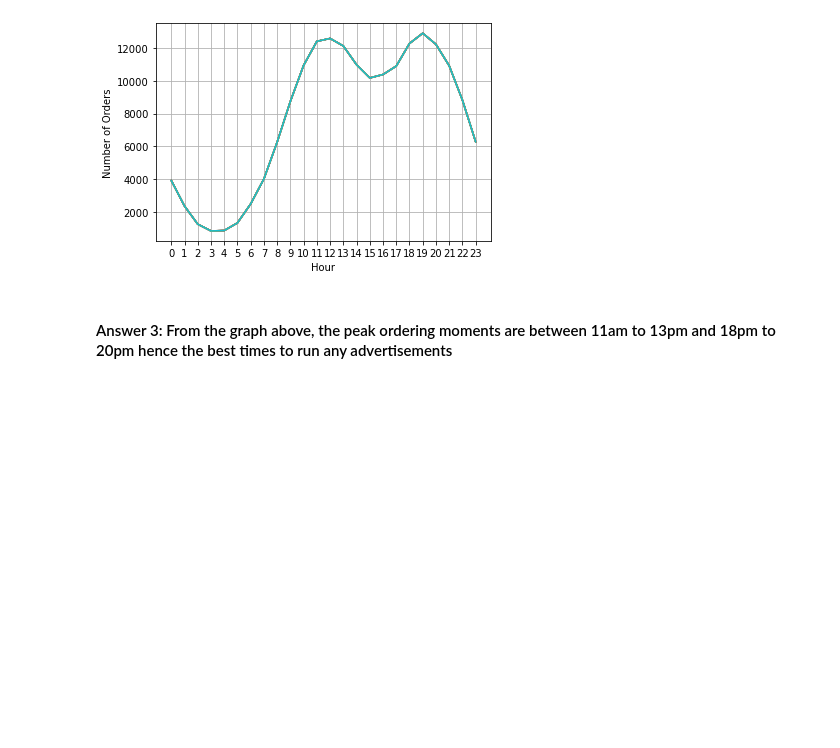
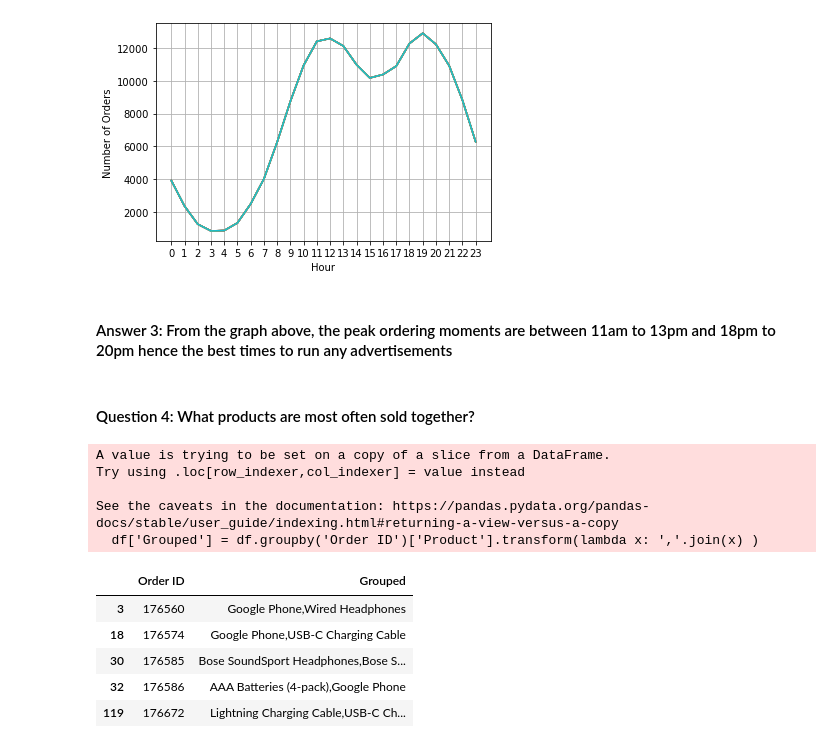
Before and after one commit to Kwabena-Kobiri/SalesAnalysis, a Jupyter notebook: Analysis.ipynb, the cells around one changed output. Saved outputs shown, nothing was run; the diff lists cells and outputs as text; code cells hidden in the pictures; blank space fills up the shorter version.

Commit message:
Answered the question of what products are mostly sold together

```diff
--- a/Analysis.ipynb
+++ b/Analysis.ipynb
@@ -216,3 +216,29 @@ plt.show()
 [figure]
 # %% [markdown]
 #### Answer 3: From the graph above, the peak ordering moments are between 11am to 13pm and 18pm to 20pm hence the best times to run any advertisements
+# %% [markdown]
+#### Question 4: What products are most often sold together?
+# %%
+# Products sold together normally have the same order ID.
+#And they are normally delivered to the same address as the order IDs are unique for each customer
+
+df = all_data[all_data['Order ID'].duplicated(keep=False)]
+
+# Create a new column in dataframe to group identical orders
+df['Grouped'] = df.groupby('Order ID')['Product'].transform(lambda x: ','.join(x) )
+
+df = df[['Order ID', 'Grouped']].drop_duplicates()
+
+df.head()
+# %% [output]
+A value is trying to be set on a copy of a slice from a DataFrame.
+Try using .loc[row_indexer,col_indexer] = value instead
+
+See the caveats in the documentation: https://pandas.pydata.org/pandas-docs/stable/user_guide/indexing.html#returning-a-view-versus-a-copy
+  df['Grouped'] = df.groupby('Order ID')['Product'].transform(lambda x: ','.join(x) )
+|  | Order ID | Grouped |
+| 3 | 176560 | Google Phone,Wired Headphones |
+| 18 | 176574 | Google Phone,USB-C Charging Cable |
+| 30 | 176585 | Bose SoundSport Headphones,Bose S... |
+| 32 | 176586 | AAA Batteries (4-pack),Google Phone |
+| 119 | 176672 | Lightning Charging Cable,USB-C Ch... |
```
Also changed, not shown: parts of 2 cells of this notebook.
